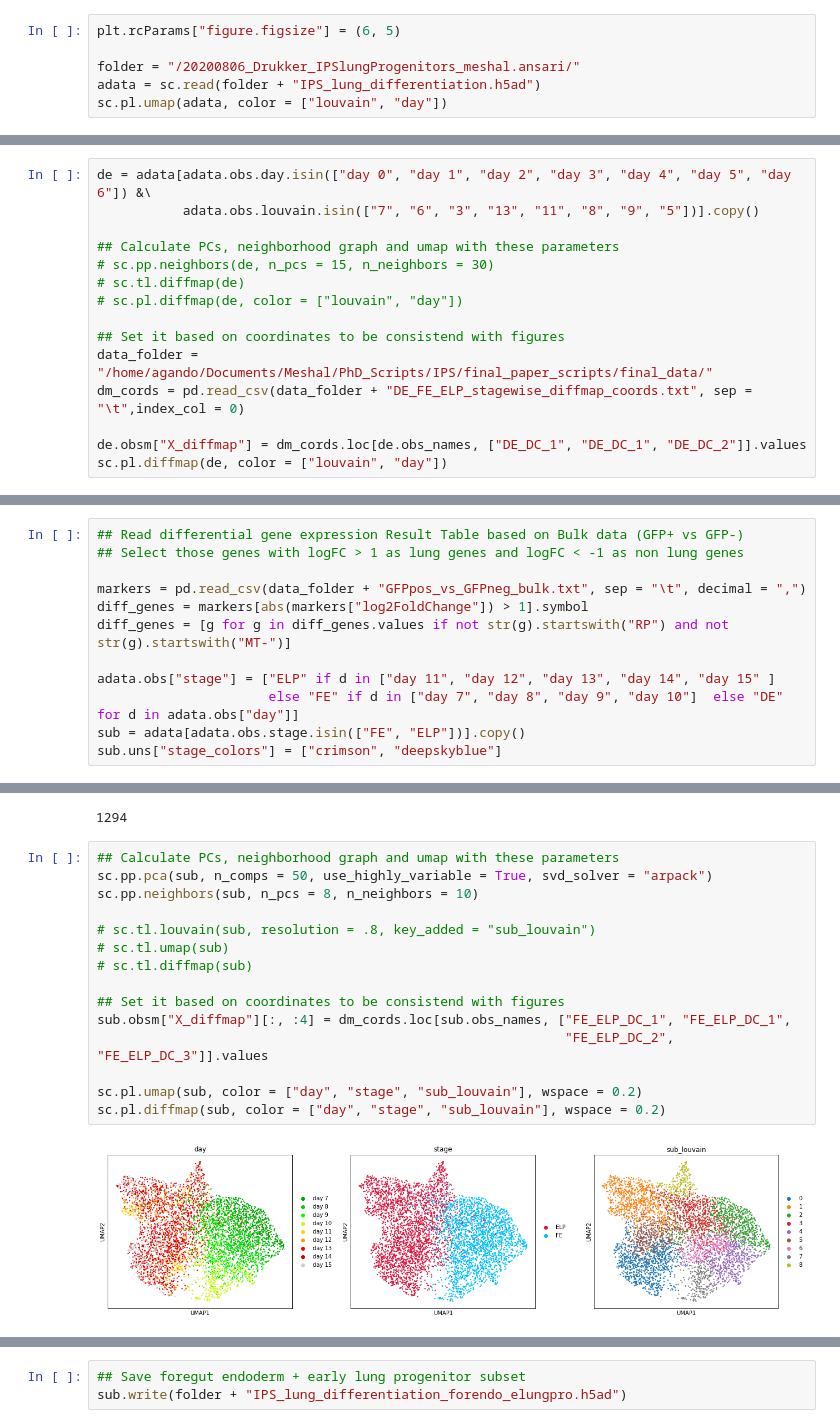
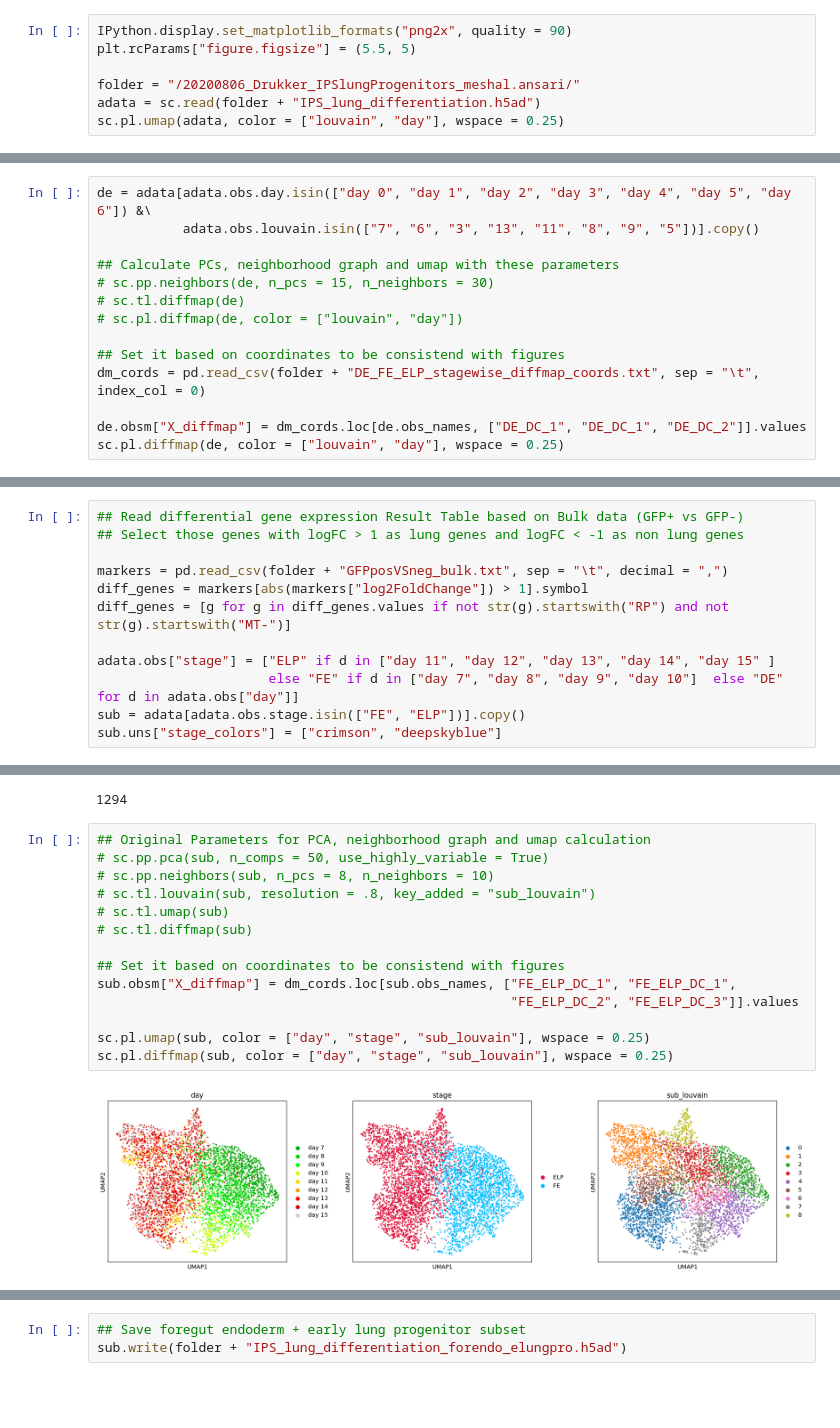
Before and after one commit to theislab/2020_iPS_Lung_Differentiation, a Jupyter notebook: generate_subsets.ipynb, the cells around one changed output, grey strips where cells are left out. Drawn from its saved outputs; the diff is of its cells as text; blank space fills up the shorter version.

```diff
--- a/generate_subsets.ipynb
+++ b/generate_subsets.ipynb
@@ -13,9 +19,10 @@ gray_red = colors.LinearSegmentedColormap.from_list("grouping", ["lightgray", "r
 # %% [markdown]
 ### Read in data object
 # %%
-plt.rcParams["figure.figsize"] = (6, 5)
+IPython.display.set_matplotlib_formats("png2x", quality = 90)
+plt.rcParams["figure.figsize"] = (5.5, 5)
 
 folder = "/20200806_Drukker_IPSlungProgenitors_meshal.ansari/"
 adata = sc.read(folder + "IPS_lung_differentiation.h5ad")
-sc.pl.umap(adata, color = ["louvain", "day"])
+sc.pl.umap(adata, color = ["louvain", "day"], wspace = 0.25)
 # %% [output]
@@ -32,9 +39,8 @@ de = adata[adata.obs.day.isin(["day 0", "day 1", "day 2", "day 3", "day 4", "day
 # sc.pl.diffmap(de, color = ["louvain", "day"])
 
 ## Set it based on coordinates to be consistend with figures
-data_folder = "/home/agando/Documents/Meshal/PhD_Scripts/IPS/final_paper_scripts/final_data/"
-dm_cords = pd.read_csv(data_folder + "DE_FE_ELP_stagewise_diffmap_coords.txt", sep = "\t",index_col = 0)
+dm_cords = pd.read_csv(folder + "DE_FE_ELP_stagewise_diffmap_coords.txt", sep = "\t", index_col = 0)
 
 de.obsm["X_diffmap"] = dm_cords.loc[de.obs_names, ["DE_DC_1", "DE_DC_1", "DE_DC_2"]].values
-sc.pl.diffmap(de, color = ["louvain", "day"])
+sc.pl.diffmap(de, color = ["louvain", "day"], wspace = 0.25)
 # %% [output]
@@ -97,7 +102,7 @@ fe.write(folder + "IPS_lung_differentiation_forendo.h5ad")
 ## Read differential gene expression Result Table based on Bulk data (GFP+ vs GFP-)
 ## Select those genes with logFC > 1 as lung genes and logFC < -1 as non lung genes
 
-markers = pd.read_csv(data_folder + "GFPpos_vs_GFPneg_bulk.txt", sep = "\t", decimal = ",")
+markers = pd.read_csv(folder + "GFPposVSneg_bulk.txt", sep = "\t", decimal = ",")
 diff_genes = markers[abs(markers["log2FoldChange"]) > 1].symbol
 diff_genes = [g for g in diff_genes.values if not str(g).startswith("RP") and not str(g).startswith("MT-")]
 
@@ -129,19 +134,18 @@ sum(sub.var["highly_variable"])
 ... storing 'stage' as categorical
 1294
 # %%
-## Calculate PCs, neighborhood graph and umap with these parameters
-sc.pp.pca(sub, n_comps = 50, use_highly_variable = True, svd_solver = "arpack")
-sc.pp.neighbors(sub, n_pcs = 8, n_neighbors = 10)
-
+## Original Parameters for PCA, neighborhood graph and umap calculation
+# sc.pp.pca(sub, n_comps = 50, use_highly_variable = True)
+# sc.pp.neighbors(sub, n_pcs = 8, n_neighbors = 10)
 # sc.tl.louvain(sub, resolution = .8, key_added = "sub_louvain")
 # sc.tl.umap(sub)
 # sc.tl.diffmap(sub)
 
 ## Set it based on coordinates to be consistend with figures
-sub.obsm["X_diffmap"][:, :4] = dm_cords.loc[sub.obs_names, ["FE_ELP_DC_1", "FE_ELP_DC_1",
-                                                            "FE_ELP_DC_2", "FE_ELP_DC_3"]].values
+sub.obsm["X_diffmap"] = dm_cords.loc[sub.obs_names, ["FE_ELP_DC_1", "FE_ELP_DC_1",
+                                                     "FE_ELP_DC_2", "FE_ELP_DC_3"]].values
 
-sc.pl.umap(sub, color = ["day", "stage", "sub_louvain"], wspace = 0.2)
-sc.pl.diffmap(sub, color = ["day", "stage", "sub_louvain"], wspace = 0.2)
+sc.pl.umap(sub, color = ["day", "stage", "sub_louvain"], wspace = 0.25)
+sc.pl.diffmap(sub, color = ["day", "stage", "sub_louvain"], wspace = 0.25)
 # %% [output]
-[figure, old version]
+[figure, new version]
```
Also changed, not shown: parts of 7 cells of this notebook, 6 other files.
